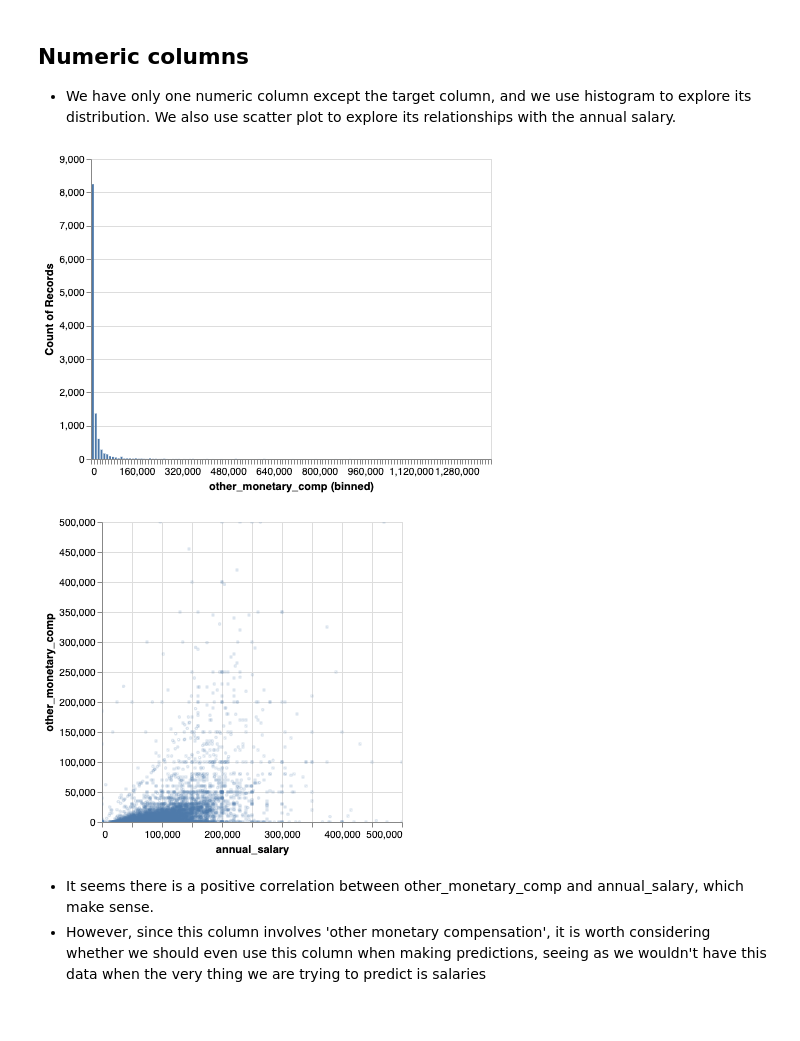
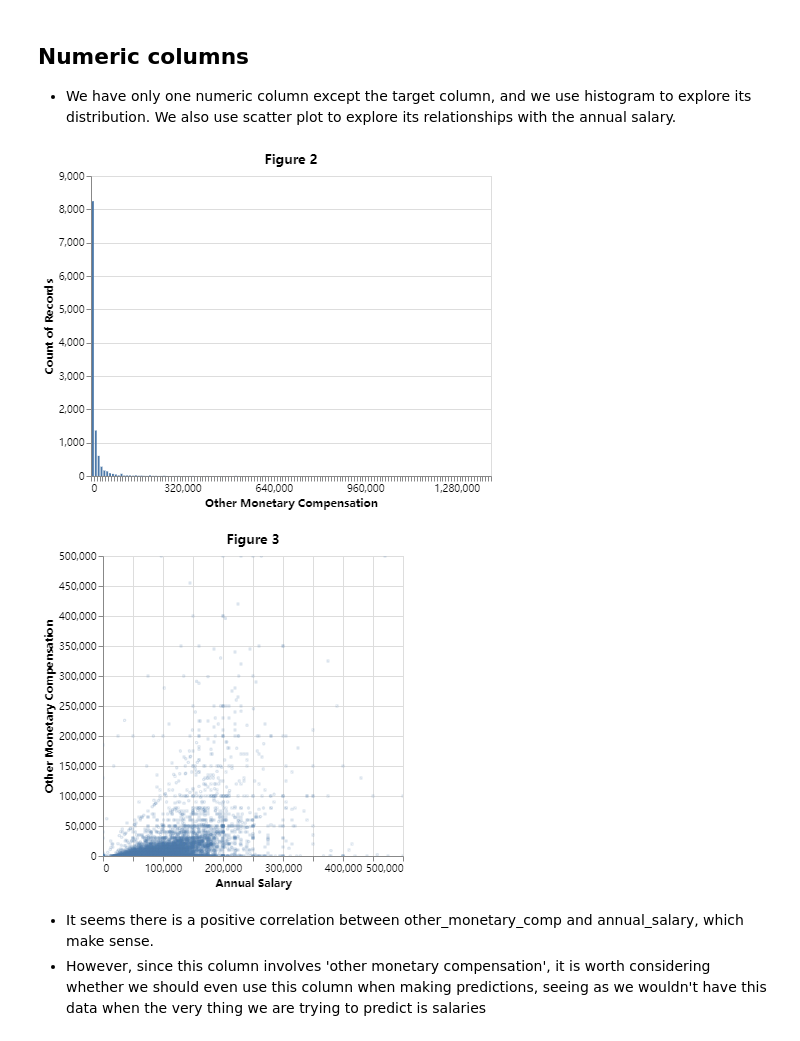
Before and after one commit to UBC-MDS/US-Salary-Prediction, a Jupyter notebook: EDA/EDA.ipynb, the cells around one changed output. Drawn from its saved outputs; the diff is of its cells as text; code cells hidden in the pictures.

```diff
--- a/EDA/EDA.ipynb
+++ b/EDA/EDA.ipynb
@@ -179,21 +203,21 @@ There are 8 values in the dataset where annual salary = $0.
 
 - We have only one numeric column except the target column, and we use histogram to explore its distribution. We also use scatter plot to explore its relationships with the annual salary.
 # %%
-alt.Chart(train_df).mark_bar().encode(
-    alt.X("other_monetary_comp", bin=alt.Bin(maxbins=200)),
+alt.Chart(train_df, title="Figure 2").mark_bar().encode(
+    alt.X("other_monetary_comp", bin=alt.Bin(maxbins=200), title = "Other Monetary Compensation"),
     y='count()')
 # %% [output]
-[figure, old version]
+[figure, new version]
 # %%
-alt.Chart(train_df).mark_point(opacity=0.2, size=2, clip=True).encode(
-     alt.X("annual_salary",scale=alt.Scale(domain=(0, 500000))),
-     alt.Y('other_monetary_comp',scale=alt.Scale(domain=(0, 500000)))
+alt.Chart(train_df, title="Figure 3").mark_point(opacity=0.2, size=2, clip=True).encode(
+     alt.X("annual_salary",scale=alt.Scale(domain=(0, 500000)), title = "Annual Salary"),
+     alt.Y('other_monetary_comp',scale=alt.Scale(domain=(0, 500000)), title = "Other Monetary Compensation")
 ).properties(
     width=300,
     height=300
 )
 # %% [output]
-[figure, old version]
+[figure, new version]
 # %% [markdown]
 - It seems there is a positive correlation between other_monetary_comp and annual_salary, which make sense.
 - However, since this column involves 'other monetary compensation', it is worth considering whether we should even use this column when making predictions, seeing as we wouldn't have this data when the very thing we are trying to predict is salaries
```
Also changed, not shown: parts of 6 cells of this notebook, 2 other files.
